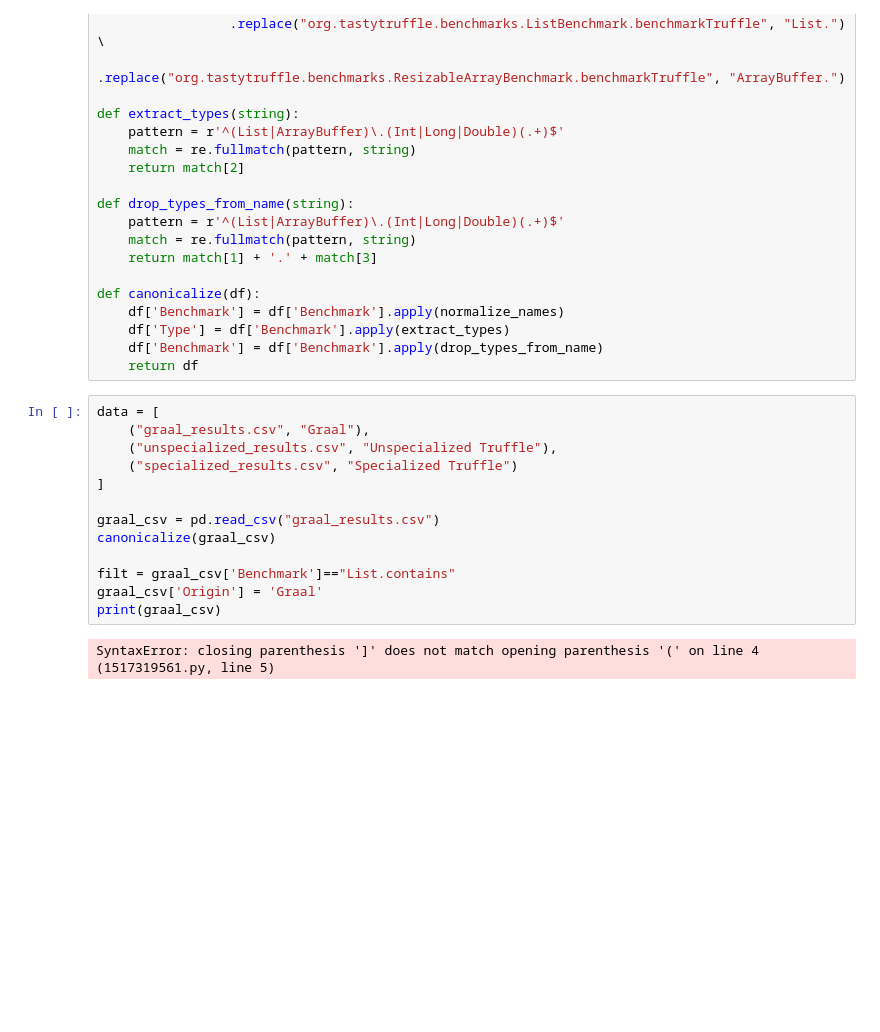
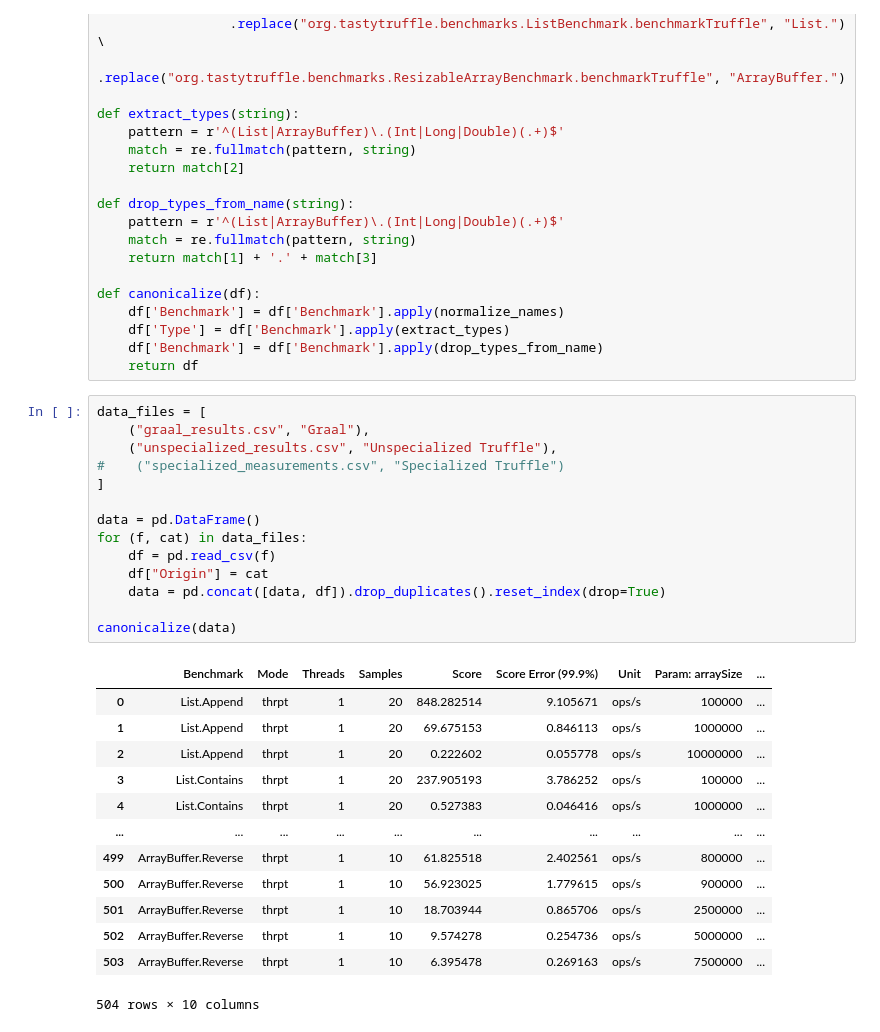
Before and after one commit to jmesyou/mmath-thesis, a Jupyter notebook: data/visualization.ipynb, the cells around one changed output. Saved outputs shown, nothing was run; the diff lists cells and outputs as text; blank space fills up the shorter version.

```diff
--- a/data/visualization.ipynb
+++ b/data/visualization.ipynb
@@ -29,18 +29,31 @@ def canonicalize(df):
     df['Benchmark'] = df['Benchmark'].apply(drop_types_from_name)
     return df
 # %%
-data = [
+data_files = [
     ("graal_results.csv", "Graal"),
     ("unspecialized_results.csv", "Unspecialized Truffle"),
-    ("specialized_results.csv", "Specialized Truffle")
+#    ("specialized_measurements.csv", "Specialized Truffle")
 ]
 
-graal_csv = pd.read_csv("graal_results.csv")
-canonicalize(graal_csv)
+data = pd.DataFrame()
+for (f, cat) in data_files:
+    df = pd.read_csv(f)
+    df["Origin"] = cat
+    data = pd.concat([data, df]).drop_duplicates().reset_index(drop=True)
 
-filt = graal_csv['Benchmark']=="List.contains"
-graal_csv['Origin'] = 'Graal'
-print(graal_csv)
+canonicalize(data)
 # %% [output]
+|  | Benchmark | Mode | Threads | Samples | Score | Score Error (99.9%) | Unit | Param: arraySize | ... |
+| 0 | List.Append | thrpt | 1 | 20 | 848.282514 | 9.105671 | ops/s | 100000 | ... |
+| 1 | List.Append | thrpt | 1 | 20 | 69.675153 | 0.846113 | ops/s | 1000000 | ... |
+| 2 | List.Append | thrpt | 1 | 20 | 0.222602 | 0.055778 | ops/s | 10000000 | ... |
+| 3 | List.Contains | thrpt | 1 | 20 | 237.905193 | 3.786252 | ops/s | 100000 | ... |
+| 4 | List.Contains | thrpt | 1 | 20 | 0.527383 | 0.046416 | ops/s | 1000000 | ... |
+| ... | ... | ... | ... | ... | ... | ... | ... | ... | ... |
+| 499 | ArrayBuffer.Reverse | thrpt | 1 | 10 | 61.825518 | 2.402561 | ops/s | 800000 | ... |
+| 500 | ArrayBuffer.Reverse | thrpt | 1 | 10 | 56.923025 | 1.779615 | ops/s | 900000 | ... |
+| 501 | ArrayBuffer.Reverse | thrpt | 1 | 10 | 18.703944 | 0.865706 | ops/s | 2500000 | ... |
+| 502 | ArrayBuffer.Reverse | thrpt | 1 | 10 | 9.574278 | 0.254736 | ops/s | 5000000 | ... |
+| 503 | ArrayBuffer.Reverse | thrpt | 1 | 10 | 6.395478 | 0.269163 | ops/s | 7500000 | ... |
-SyntaxError: closing parenthesis ']' does not match opening parenthesis '(' on line 4 (1517319561.py, line 5)
+504 rows × 10 columns
 # %%
```
Also changed, not shown: parts of 2 cells of this notebook, 6 other files.
